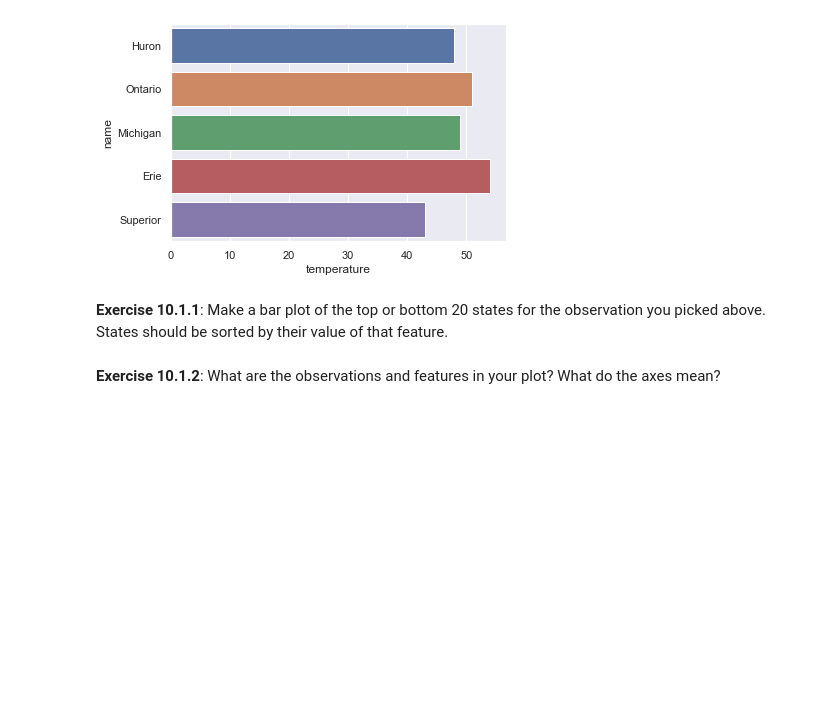
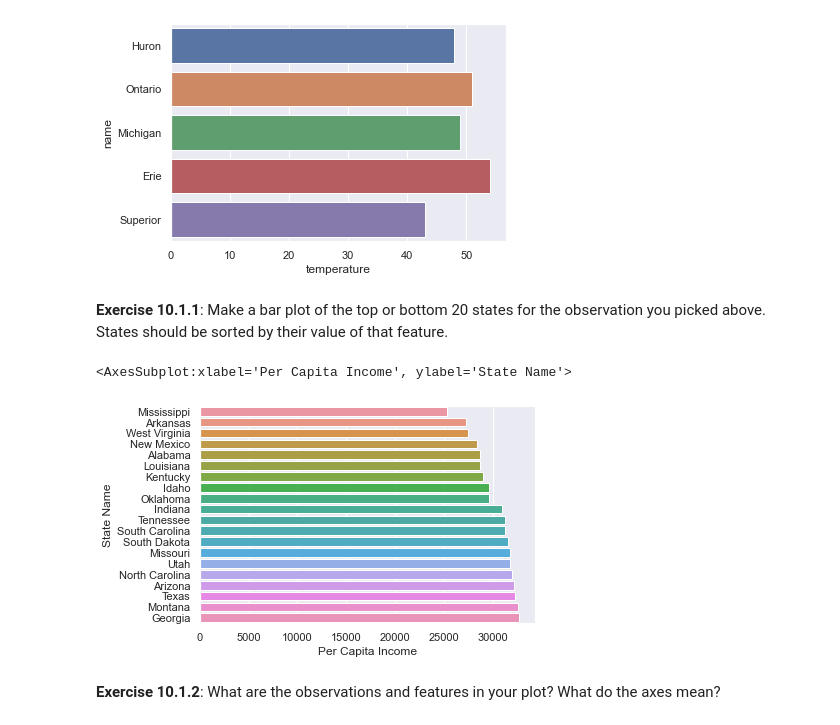
Before and after one commit to sam-delap/ds4bio, a Jupyter notebook: InClass/11_Oct4_indexing_visualizaation.ipynb, the cells around one changed output. Cells and saved outputs as stored; diff of their text form; code cells hidden in the pictures; blank space fills up the shorter version.

```diff
--- a/InClass/11_Oct4_indexing_visualizaation.ipynb
+++ b/InClass/11_Oct4_indexing_visualizaation.ipynb
@@ -7,5 +7,5 @@
 Loading in the data as previously... remember to check your working directory and if it matches where your `state_health.csv` file is!
 # %%
 import pandas as pd
-states = pd.read_csv("data/state_health.csv")
+states = pd.read_csv("../Data/state_health.csv")
 states_named = states.set_index("State Name")
@@ -149,7 +164,12 @@ sns.barplot(data = lakes, y = 'name',x='temperature')
 # %% [markdown]
 **Exercise 10.1.1**: Make a bar plot of the top or bottom 20 states for the observation you picked above. States should be sorted by their value of that feature.
 # %%
-states_sorted = states.sort_values('Per Capita Income')
+sort = states.sort_values('Per Capita Income')
+first_twenty = sort.head(20)
+sns.barplot( data = first_twenty, y = 'State Name', x = 'Per Capita Income')
+# %% [output]
+<AxesSubplot:xlabel='Per Capita Income', ylabel='State Name'>
+[figure, added]
 # %% [markdown]
 **Exercise 10.1.2**: What are the observations and features in your plot? What do the axes mean?
 # %% [markdown]
```
Also changed, not shown: parts of 11 cells of this notebook, 1 other file.
